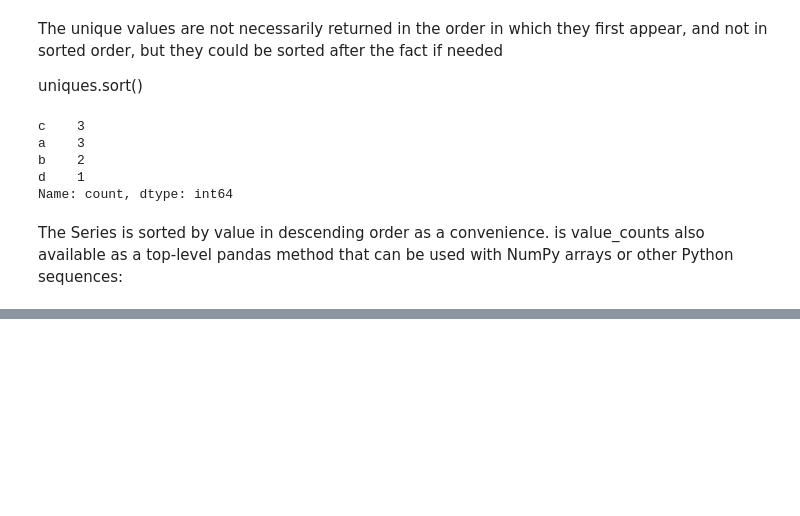
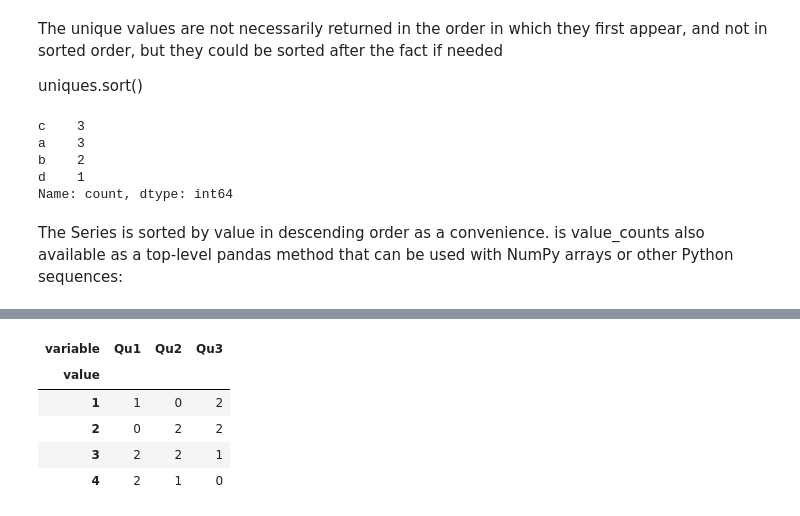
Before and after one commit to navneet-srivastava/python-data-analysis, a Jupyter notebook: pandas_tut.ipynb, the cells around one changed output, grey strips where cells are left out. Saved outputs shown, nothing was run; the diff lists cells and outputs as text; code cells hidden in the pictures; blank space fills up the shorter version.

```diff
--- a/pandas_tut.ipynb
+++ b/pandas_tut.ipynb
@@ -2329,0 +2463,12 @@ other Python sequences:
+# %%
+# Step 2: Create a frequency table (automatically fills 0s)
+result = pd.crosstab(melted['value'], melted['variable'])
+
+result
+# %% [output]
+| variable | Qu1 | Qu2 | Qu3 |
+| value |  |  |  |
+| 1 | 1 | 0 | 2 |
+| 2 | 0 | 2 | 2 |
+| 3 | 2 | 2 | 1 |
+| 4 | 2 | 1 | 0 |
```
Also changed, not shown: parts of 18 cells of this notebook.
